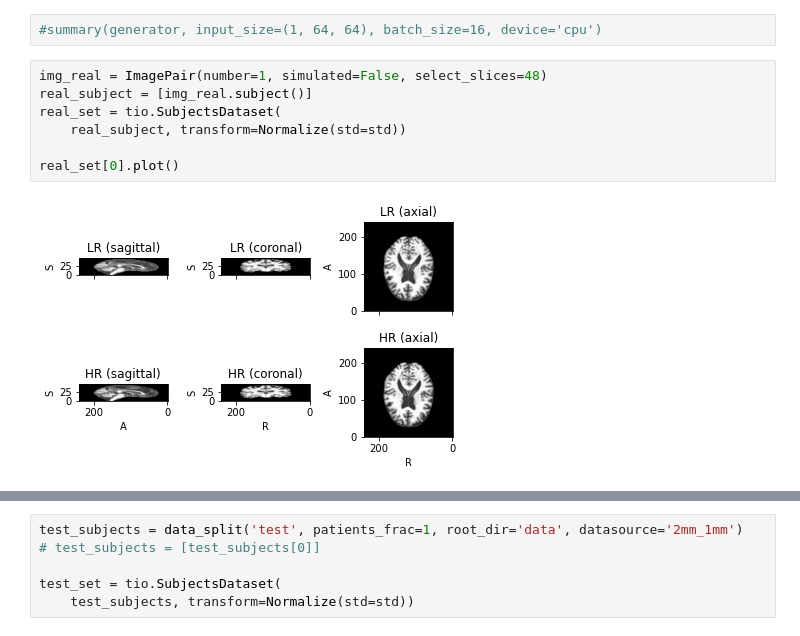
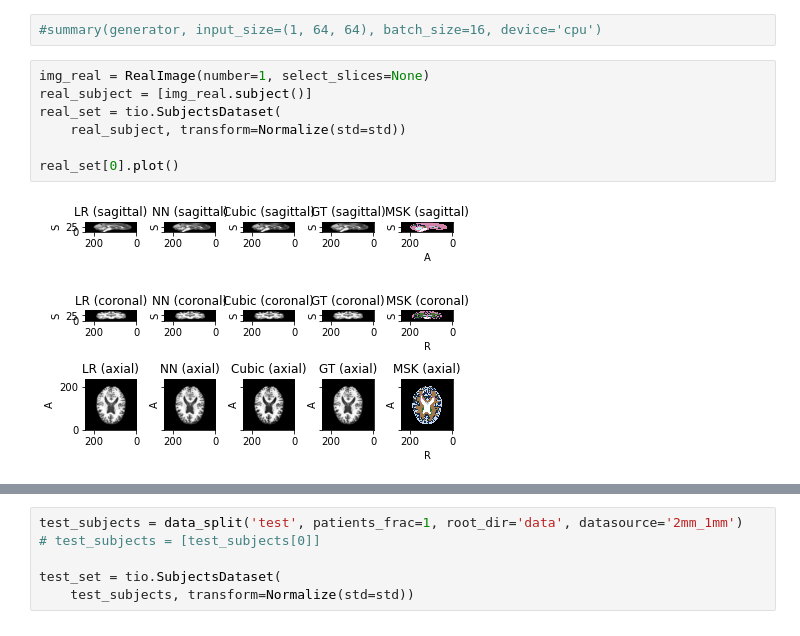
Before and after one commit to rienboonstoppel/SRGan, a Jupyter notebook: predict.ipynb, the cells around one changed output, grey strips where cells are left out. Cells and saved outputs as stored; diff of their text form.

```diff
--- a/predict.ipynb
+++ b/predict.ipynb
@@ -45,11 +43,11 @@ feature_extractor = FeatureExtractor()
 # %%
 #summary(generator, input_size=(1, 64, 64), batch_size=16, device='cpu')
 # %%
-img_real = ImagePair(number=1, simulated=False, select_slices=48)
+img_real = RealImage(number=1, select_slices=None)
 real_subject = [img_real.subject()]
 real_set = tio.SubjectsDataset(
     real_subject, transform=Normalize(std=std))
 
 real_set[0].plot()
 # %% [output]
-[figure, old version]
+[figure, new version]
```
Also changed, not shown: parts of 12 cells of this notebook, 2 other files.
